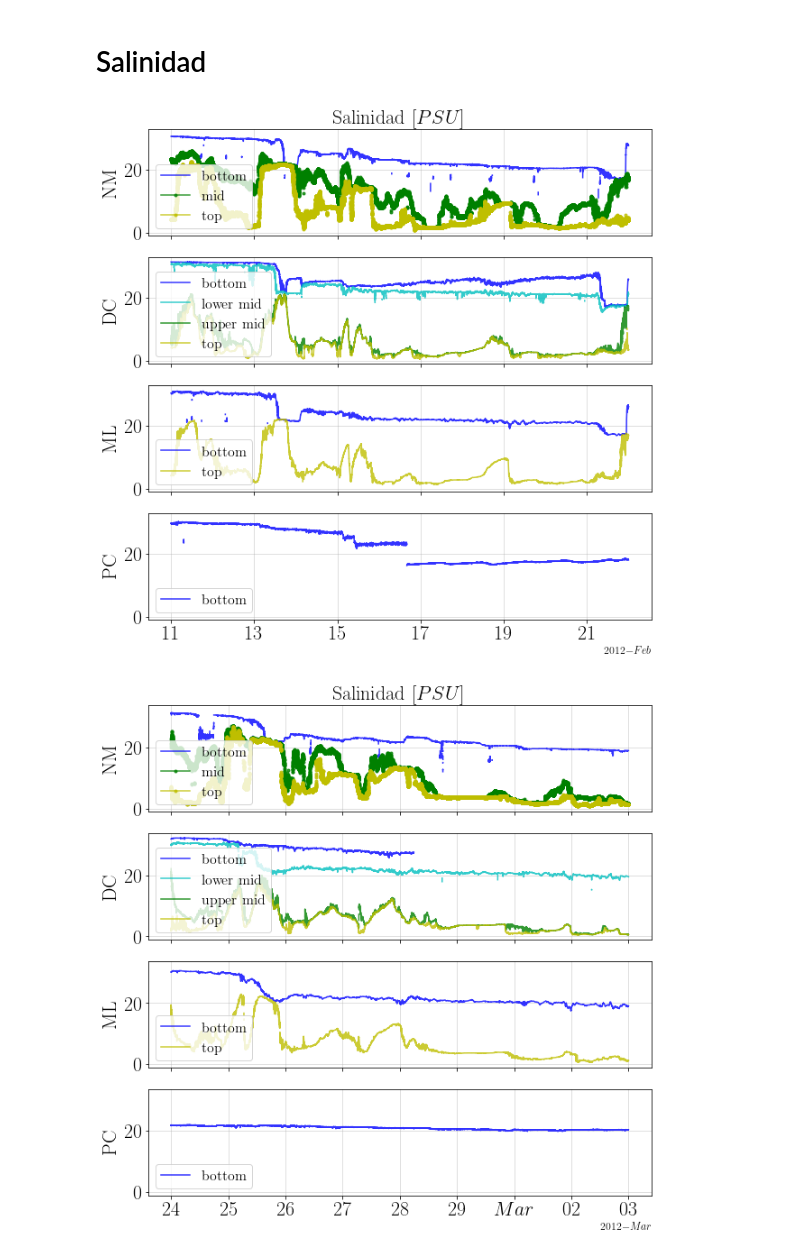
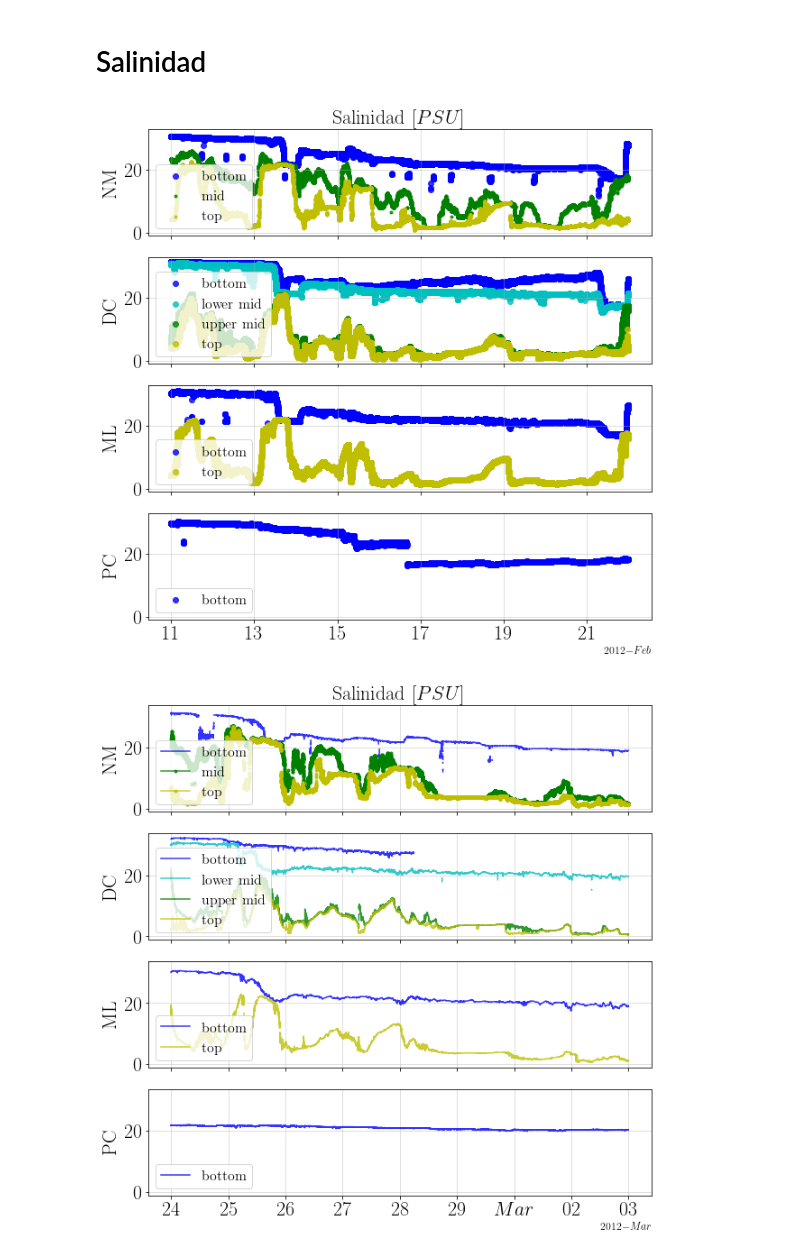
Before and after one commit to Dhannai/Thesis, a Jupyter notebook: febmar/CTD_nuevo.ipynb, the cells around one changed output. Cells and saved outputs as stored; diff of their text form; code cells hidden in the pictures.

```diff
--- a/febmar/CTD_nuevo.ipynb
+++ b/febmar/CTD_nuevo.ipynb
@@ -453,9 +455,9 @@ ax1.set_title(r"Salinidad "
 ax1.set_ylabel(r"NM",
           fontsize=22)
 
-ax1.plot(tnm1.time, tnm1.__xarray_dataarray_variable__, c='b', alpha=0.8, label='bottom')
-ax1.plot(tnm2.time, tnm2.__xarray_dataarray_variable__, marker='.', c='g', alpha=0.8, label='mid')
-ax1.plot(tnm3.time, tnm3.__xarray_dataarray_variable__, marker='.', c='y', alpha=0.8, label='top')
+ax1.scatter(tnm1.time, tnm1.__xarray_dataarray_variable__, c='b', alpha=0.8, label='bottom')
+ax1.scatter(tnm2.time, tnm2.__xarray_dataarray_variable__, marker='.', c='g', alpha=0.8, label='mid')
+ax1.scatter(tnm3.time, tnm3.__xarray_dataarray_variable__, marker='.', c='y', alpha=0.8, label='top')
 ax1.xaxis.set_tick_params(labelsize=22)
 ax1.yaxis.set_tick_params(labelsize=22)
 ax1.grid(alpha=0.5)
@@ -465,38 +467,38 @@ ax1.legend(loc='lower left',
 ax2.set_ylabel(r"DC",
           fontsize=22)
 
-ax2.plot(tdc1.time, tdc1.__xarray_dataarray_variable__, c='b', alpha=0.8, label='bottom')
-ax2.plot(tdc2.time, tdc2.__xarray_dataarray_variable__, c='c', alpha=0.8, label='lower mid')
-ax2.plot(tdc3.time, tdc3.__xarray_dataarray_variable__, c='g', alpha=0.8, label='upper mid')
-ax2.plot(tdc4.time, tdc4.__xarray_dataarray_variable__, c='y', alpha=0.8, label='top')
+ax2.scatter(tdc1.time, tdc1.__xarray_dataarray_variable__, c='b', alpha=0.8, label='bottom')
+ax2.scatter(tdc2.time, tdc2.__xarray_dataarray_variable__, c='c', alpha=0.8, label='lower mid')
+ax2.scatter(tdc3.time, tdc3.__xarray_dataarray_variable__, c='g', alpha=0.8, label='upper mid')
+ax2.scatter(tdc4.time, tdc4.__xarray_dataarray_variable__, c='y', alpha=0.8, label='top')
 ax2.xaxis.set_tick_params(labelsize=22)
 ax2.yaxis.set_tick_params(labelsize=22)
 ax2.grid(alpha=0.5)
 ax2.legend(loc='lower left',
           fontsize=16);
 
 ax3.set_ylabel(r"ML",
           fontsize=22)
 
-ax3.plot(tml1.time, tml1.__xarray_dataarray_variable__, c='b', alpha=0.8, label='bottom')
-ax3.plot(tml2.time, tml2.__xarray_dataarray_variable__, c='y', alpha=0.8, label='top')
+ax3.scatter(tml1.time, tml1.__xarray_dataarray_variable__, c='b', alpha=0.8, label='bottom')
+ax3.scatter(tml2.time, tml2.__xarray_dataarray_variable__, c='y', alpha=0.8, label='top')
 ax3.xaxis.set_tick_params(labelsize=22)
 ax3.yaxis.set_tick_params(labelsize=22)
 ax3.grid(alpha=0.5)
 ax3.legend(loc='lower left',
           fontsize=16);
 
 ax4.set_ylabel(r"PC",
           fontsize=22)
 
-ax4.plot(tpc1.time, tpc1.__xarray_dataarray_variable__, c='b', alpha=0.8, label='bottom')
+ax4.scatter(tpc1.time, tpc1.__xarray_dataarray_variable__, c='b', alpha=0.8, label='bottom')
 ax4.xaxis.set_tick_params(labelsize=22)
 ax4.yaxis.set_tick_params(labelsize=22)
 ax4.grid(alpha=0.5)
 ax4.legend(loc='lower left',
           fontsize=16);
 
 ax2.xaxis.set_major_locator(locator)
 ax2.xaxis.set_major_formatter(formatter)
 # %% [output]
-[figure, old version]
+[figure, new version]
```
Also changed, not shown: parts of 3 cells of this notebook, 2 other files.
